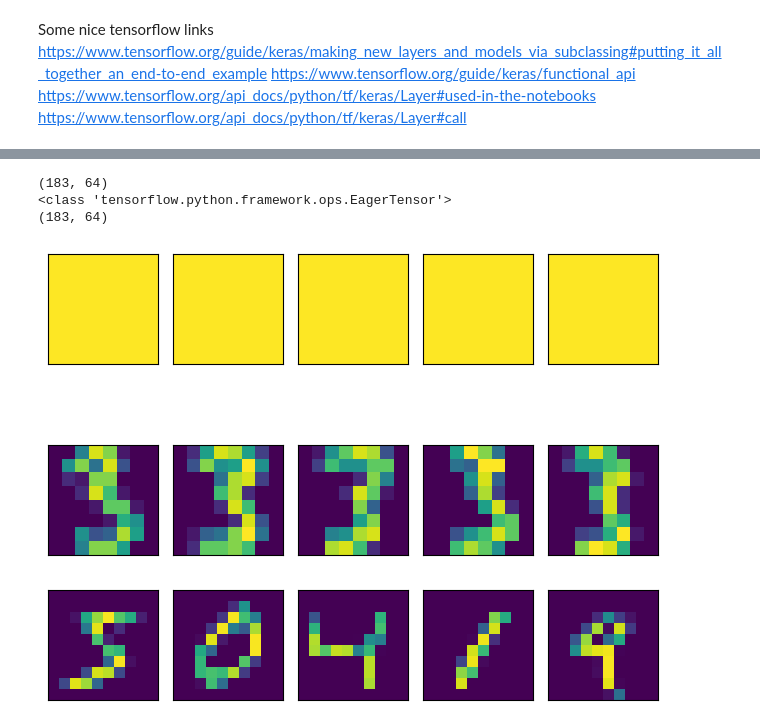
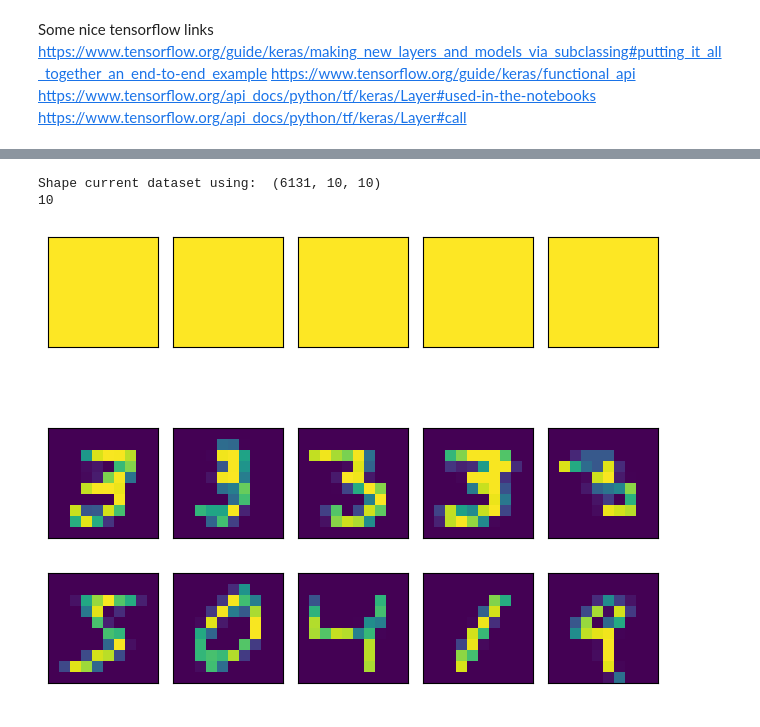
Before and after one commit to Ava99999/signal-thesis, a Jupyter notebook: complex autoencoder/main_autocomplex.ipynb, the cells around one changed output, grey strips where cells are left out. Cells and saved outputs as stored; diff of their text form; code cells hidden in the pictures.

```diff
--- a/complex autoencoder/main_autocomplex.ipynb
+++ b/complex autoencoder/main_autocomplex.ipynb
@@ -104,0 +121,12 @@ tf.Tensor(
+# %%
+## set current dataset
+dataset = x_train_3_cx_small
+datatest = x_test_3_cx_small
+dataset_size = dataset[0]
+nx = dataset.shape[1]
+
+print("Shape current dataset using: ", dataset.shape)
+print("Length of side: ", nx)
+# %% [output]
+Shape current dataset using:  (6131, 10, 10)
+10
@@ -105,32 +143,19 @@ tf.Tensor(
 # %%
-# load MNIST dataset from ptygenography instead
-X_pty = np.load('MNIST_64_only3.npy')
-n = X_pty.shape[1]
-nx = int(np.sqrt(n))
-print(X_pty.shape)
-
-X_tf = tf.convert_to_tensor(X_pty, dtype=tf.complex64)
-print(type(X_tf))
-print(X_tf.shape)
-
 # show the data
 ns = 5
 fig, ax = plt.subplots(2,ns)
 
 for i in range(ns):
-    x = X_pty[i]
+    x = dataset[i]
     ax[0,i].imshow(np.real(x).reshape((nx,nx)),clim=[0,1])
     ax[0,i].set_xticks([])
     ax[0,i].set_yticks([])
     ax[1,i].imshow(np.imag(x).reshape((nx,nx)),clim=[0,1])
     ax[1,i].set_xticks([])
     ax[1,i].set_yticks([])
 fig.tight_layout()
 # %% [output]
-(183, 64)
-<class 'tensorflow.python.framework.ops.EagerTensor'>
-(183, 64)
-[figure, old version]
+[figure, new version]
 # %%
 # representation training dataset (real case)
 ns = 5
```
Also changed, not shown: parts of 21 cells of this notebook, 13 other files.
